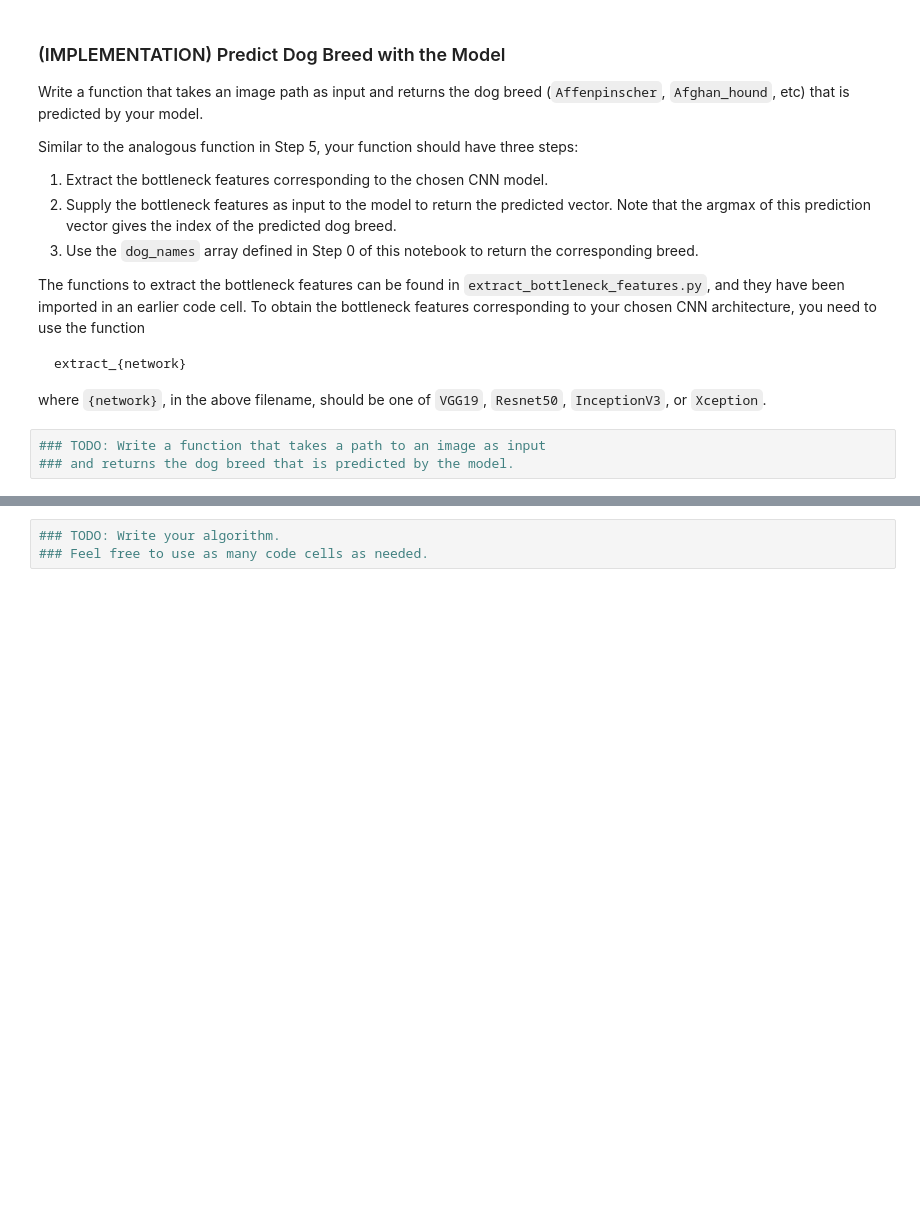
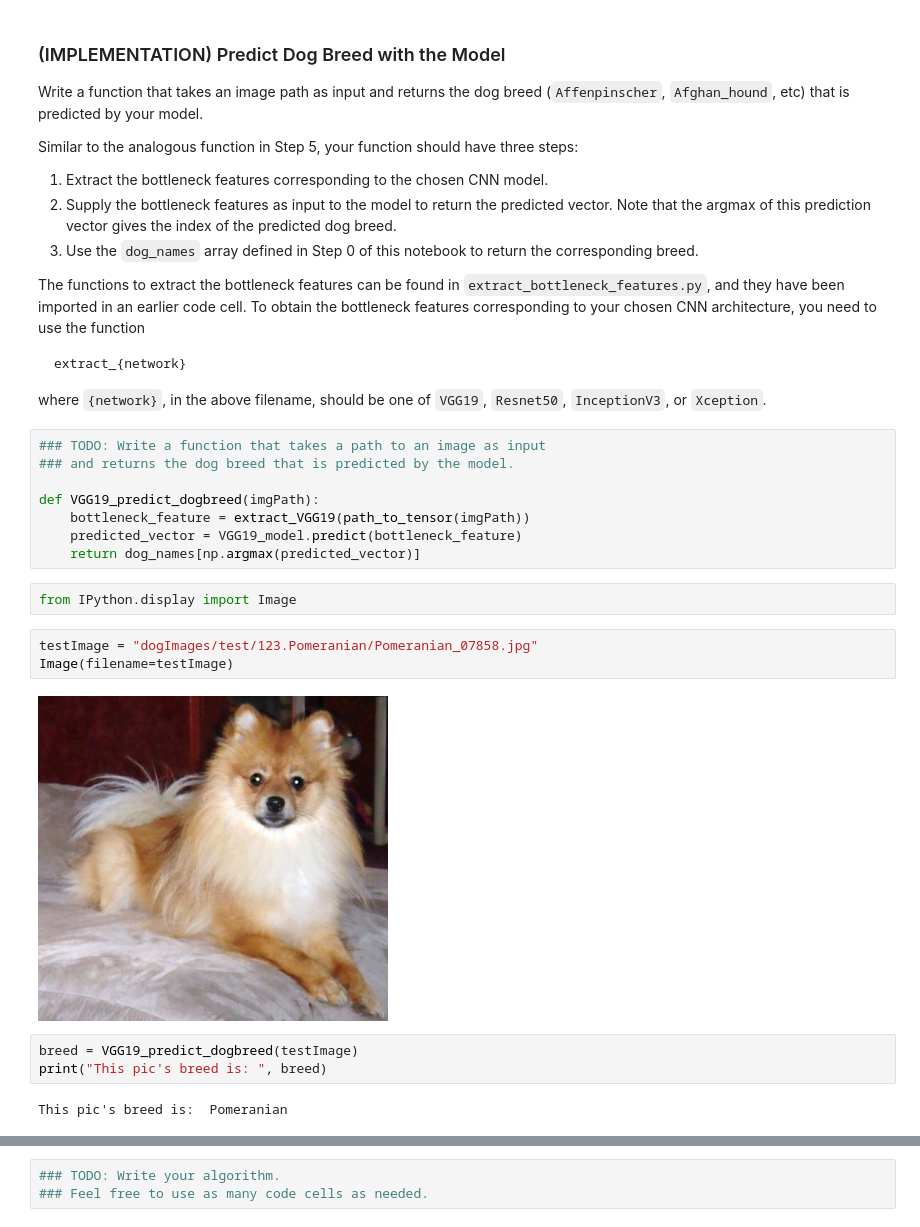
Before and after one commit to ronald-leung/Udacity-Exercises, a Jupyter notebook: DataScienceNanoDegree/Capstone/Dog_breed_Classifier/dog_app.ipynb, the cells around one changed output, grey strips where cells are left out. Drawn from its saved outputs; the diff is of its cells as text; blank space fills up the shorter version.

```diff
--- a/DataScienceNanoDegree/Capstone/Dog_breed_Classifier/dog_app.ipynb
+++ b/DataScienceNanoDegree/Capstone/Dog_breed_Classifier/dog_app.ipynb
@@ -639,6 +721,23 @@ where `{network}`, in the above filename, should be one of `VGG19`, `Resnet50`,
 # %%
 ### TODO: Write a function that takes a path to an image as input
 ### and returns the dog breed that is predicted by the model.
+
+def VGG19_predict_dogbreed(imgPath):
+    bottleneck_feature = extract_VGG19(path_to_tensor(imgPath))
+    predicted_vector = VGG19_model.predict(bottleneck_feature)
+    return dog_names[np.argmax(predicted_vector)]
+# %%
+from IPython.display import Image
+# %%
+testImage = "dogImages/test/123.Pomeranian/Pomeranian_07858.jpg"
+Image(filename=testImage)
+# %% [output]
+[figure, added]
+# %%
+breed = VGG19_predict_dogbreed(testImage)
+print("This pic's breed is: ", breed)
+# %% [output]
+This pic's breed is:  Pomeranian
 # %% [markdown]
 ---
 <a id='step6'></a>
```
Also changed, not shown: parts of 20 cells of this notebook, 1 other file.
